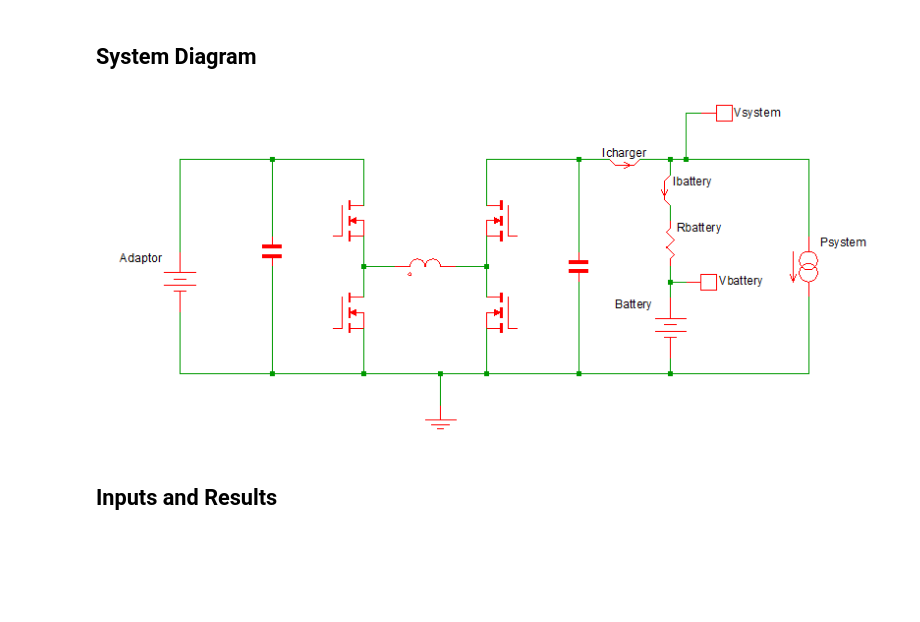
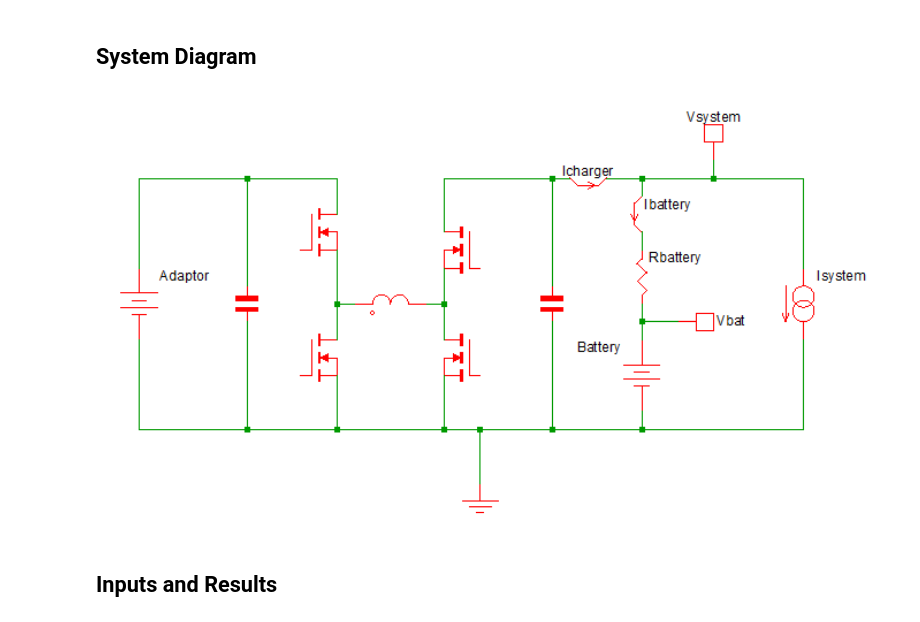
Before and after one commit to grkidwell/nvdc_batterycharger, a Jupyter notebook: chargerplot_interactive_colab.ipynb, the cells around one changed output. Cells and saved outputs as stored; diff of their text form; code cells hidden in the pictures; blank space fills up the shorter version.

Commit message:
update with charger schematics

```diff
--- a/chargerplot_interactive_colab.ipynb
+++ b/chargerplot_interactive_colab.ipynb
@@ -48,9 +47,9 @@ Resolving deltas: 100% (45/45), done.
 ## System Diagram
 # %%
 #@title
-Image('max_charge_current/NVDC_charger.PNG', width=800)
+Image('max_charge_current/charger.png', width=800)
 # %% [output]
-[figure, old version]
+[figure, new version]
 # %% [markdown]
 ## Inputs and Results
 # %%
```
Also changed, not shown: parts of 1 cell of this notebook.
